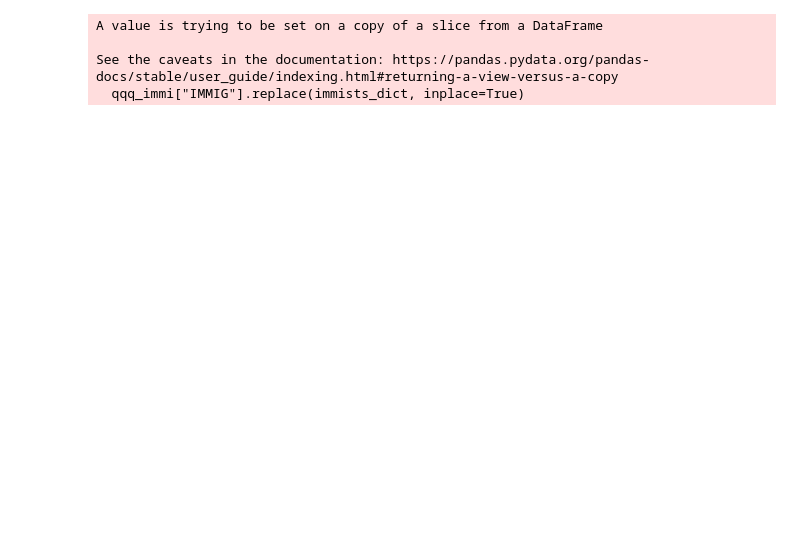
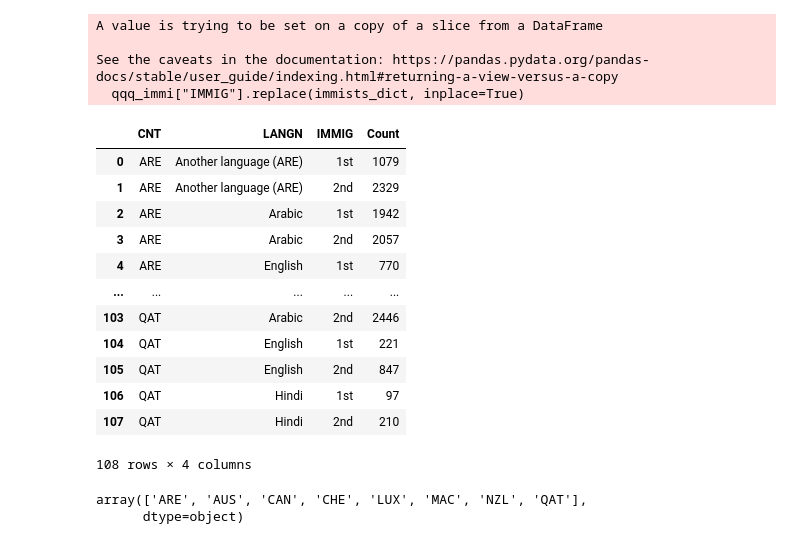
Before and after one commit to kefanyu/mdi_piaac, a Jupyter notebook: pisa2018/qqq_test.ipynb, the cells around one changed output. Drawn from its saved outputs; the diff is of its cells as text; code cells hidden in the pictures; blank space fills up the shorter version.

```diff
--- a/pisa2018/qqq_test.ipynb
+++ b/pisa2018/qqq_test.ipynb
@@ -106,0 +106,3 @@ See the caveats in the documentation: https://pandas.pydata.org/pandas-docs/stab
+# %%
+qqq_immi_f = qqq_immi[["CNT","LANGN","IMMIG"]]
+qqq_immi_f
@@ -116,3 +132,22 @@ See the caveats in the documentation: https://pandas.pydata.org/pandas-docs/stab
 # %%
 qqq_immi1 = qqq_immi[qqq_immi["IMMIG"] == "1st"]
 qqq_immi2 = qqq_immi[qqq_immi["IMMIG"] == "2nd"]
+# %%
+qqq_immi_fp = qqq_immi_f.groupby(['CNT', 'LANGN', 'IMMIG']).size().reset_index(name='Count')
+
+# Display the result DataFrame
+qqq_immi_fp
+# %% [output]
+|  | CNT | LANGN | IMMIG | Count |
+| 0 | ARE | Another language (ARE) | 1st | 1079 |
+| 1 | ARE | Another language (ARE) | 2nd | 2329 |
+| 2 | ARE | Arabic | 1st | 1942 |
+| 3 | ARE | Arabic | 2nd | 2057 |
+| 4 | ARE | English | 1st | 770 |
+| ... | ... | ... | ... | ... |
+| 103 | QAT | Arabic | 2nd | 2446 |
+| 104 | QAT | English | 1st | 221 |
+| 105 | QAT | English | 2nd | 847 |
+| 106 | QAT | Hindi | 1st | 97 |
+| 107 | QAT | Hindi | 2nd | 210 |
+108 rows × 4 columns
@@ -118,0 +255,5 @@ qqq_immi2 = qqq_immi[qqq_immi["IMMIG"] == "2nd"]
+# %%
+qqq_immi_fp["CNT"].unique()
+# %% [output]
+array(['ARE', 'AUS', 'CAN', 'CHE', 'LUX', 'MAC', 'NZL', 'QAT'],
+      dtype=object)
```
Also changed, not shown: parts of 12 cells of this notebook, 2 other files.
